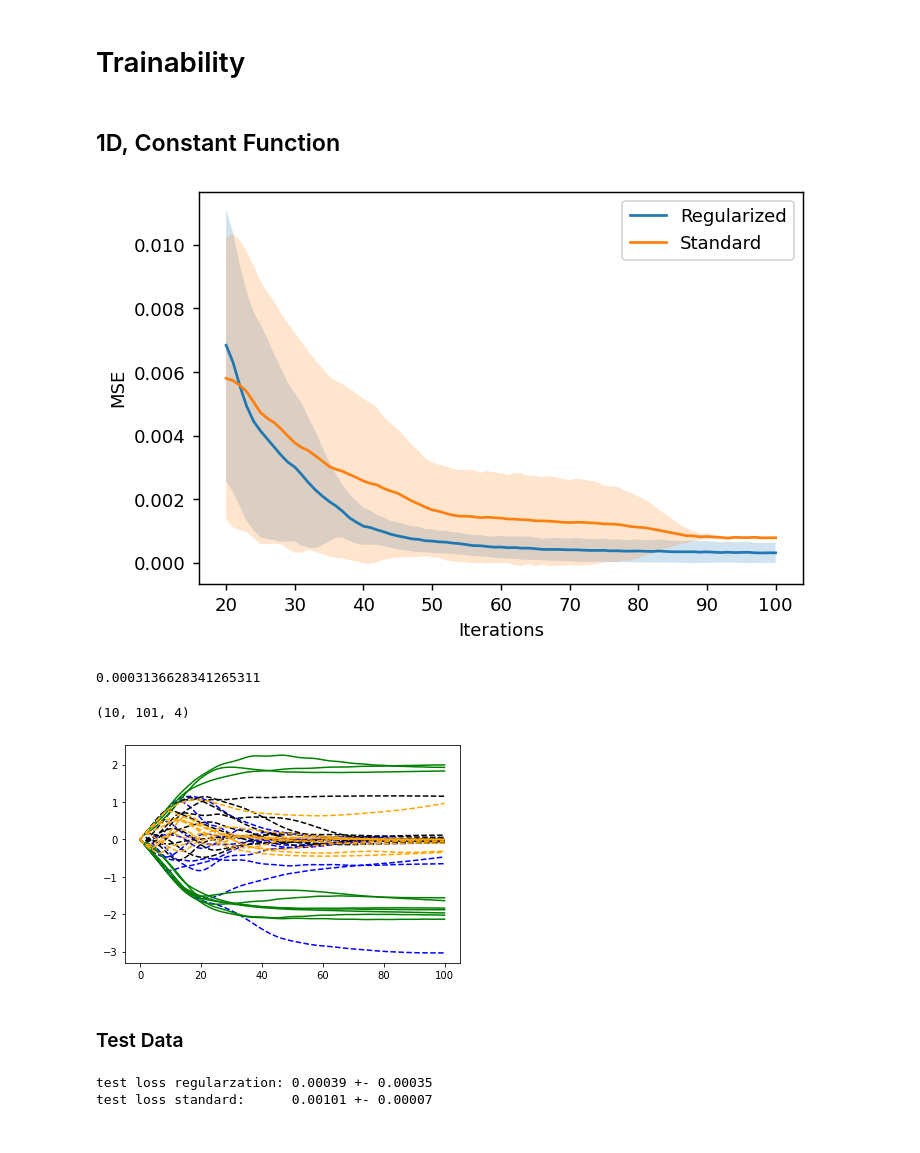
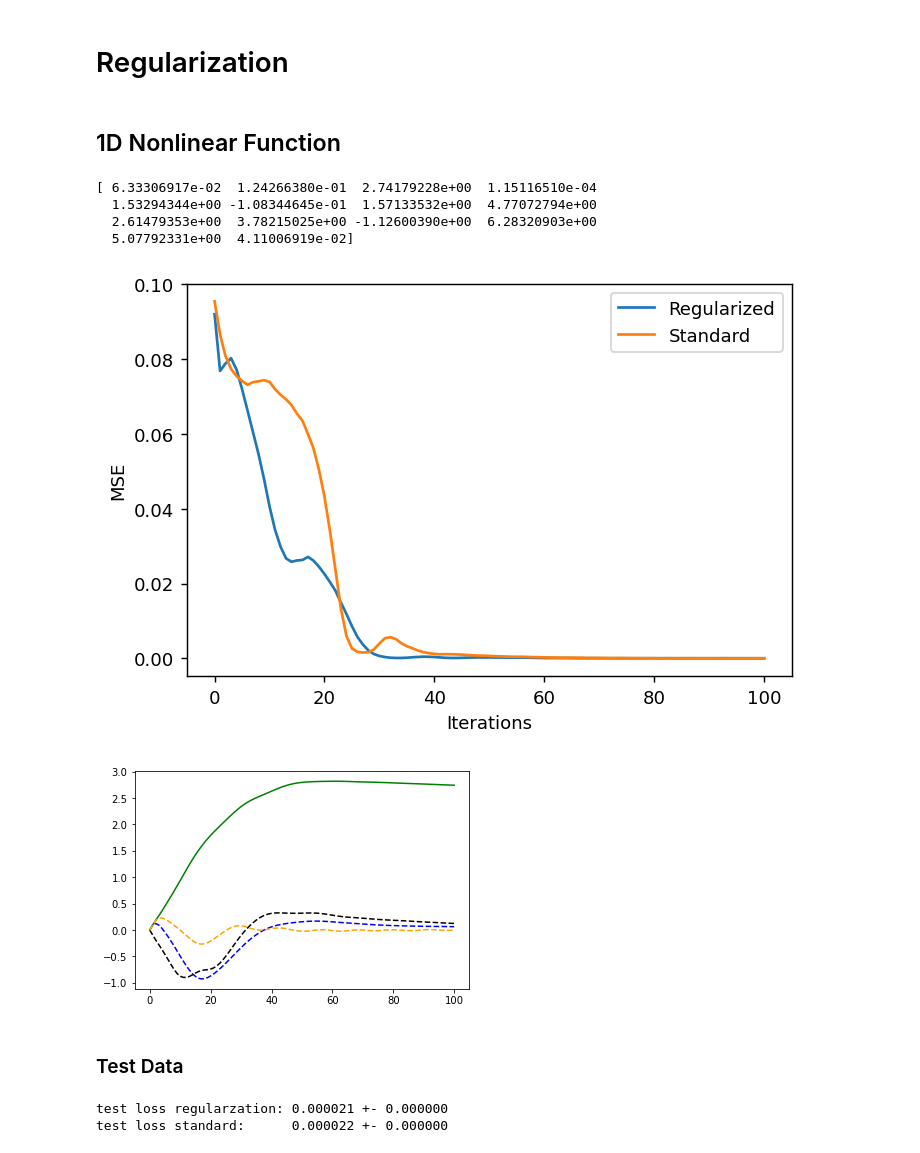
Before and after one commit to KristianWold/Thesis, a Jupyter notebook: notebooks/analysis/Regularization, Analysis.ipynb, the cells around one changed output. Drawn from its saved outputs; the diff is of its cells as text; code cells hidden in the pictures.

```diff
--- a/notebooks/analysis/Regularization, Analysis.ipynb
+++ b/notebooks/analysis/Regularization, Analysis.ipynb
@@ -19,10 +22,17 @@ from utils import *
 # %% [markdown]
-# Trainability
+# Regularization
 # %% [markdown]
-## 1D, Constant Function
+## 1D Nonlinear Function
 # %%
-model_list1 = loader(data_path("sparse_regularisation_model"))
-model_list2 = loader(data_path("sparse_standard_model"))
+model_list1 = loader(data_path("sparse_regularisation_model_low_penalty"))
+model_list2 = loader(data_path("sparse_no_train_model"))
+# %%
+print(model_list1[0].theta)
+# %% [output]
+[ 6.33306917e-02  1.24266380e-01  2.74179228e+00  1.15116510e-04
+  1.53294344e+00 -1.08344645e-01  1.57133532e+00  4.77072794e+00
+  2.61479353e+00  3.78215025e+00 -1.12600390e+00  6.28320903e+00
+  5.07792331e+00  4.11006919e-02]
 # %%
 loss1 = np.array([model.loss for model in model_list1])
 std1 = np.std(loss1, axis=0)
@@ -32,47 +42,38 @@ loss2 = np.array([model.loss for model in model_list2])
 std2 = np.std(loss2, axis=0)
 avg2 = np.mean(loss2, axis=0)
 # %%
-start = 20
+start = 0
 stop = 101
 alpha = 0.2
 spacing1 = list(range(101))
 spacing2 = list(range(stop))
 
 fig=plt.figure(figsize=(6,4), dpi=130, facecolor='w', edgecolor='k')
 
 plt.fill_between(spacing1[start:], (avg1 - std1)[start:], (avg1 + std1)[start:], alpha=alpha)
 plt.fill_between(spacing2[start:], (avg2 - std2)[start:stop], (avg2 + std2)[start:stop], alpha=alpha)
 plt.plot(spacing1[start:], avg1[start:])
 plt.plot(spacing2[start:], avg2[start:stop])
 
 plt.xlabel("Iterations")
 plt.ylabel("MSE")
 plt.legend(["Regularized", "Standard"])
 plt.show()
 # %% [output]
-[figure, old version]
+[figure, new version]
-# %%
-print(avg1[-1])
-# %% [output]
-0.0003136628341265311
 # %%
 map_params = np.array([model.map_params for model in model_list1])
 # %%
 map_params_avg = np.mean(map_params, axis=0)
 map_params_std = np.std(map_params, axis=0)
 # %%
-print(map_params.shape)
 plt.plot(map_params[:,:,0].T, color="blue", linestyle="--")
 plt.plot(map_params[:,:,1].T, color="black", linestyle="--")
 plt.plot(map_params[:,:,2].T, color="green")
 plt.plot(map_params[:,:,3].T, color="orange", linestyle="--")
-#plt.plot(map_params[1])
-#plt.fill_between(list(range(101)), map_params_avg[:,0] - map_params_std[:,0], map_params_avg[:,0] + map_params_std[:,0], alpha=alpha)
-#plt.legend(["1", "2", "3", "4"])
 plt.show()
 # %% [output]
-(10, 101, 4)
-[figure, old version]
+[figure, new version]
 # %% [markdown]
 ### Test Data
 # %%
@@ -102,8 +109,8 @@ for model in model_list2:
 loss_standard = np.mean(loss_list_standard)
 loss_standard_std = np.std(loss_list_standard)
 # %%
-print(f"test loss regularzation: {loss_reg:.5f} +- {loss_reg_std:.5f}")
-print(f"test loss standard:      {loss_standard:.5f} +- {loss_standard_std:.5f}")
+print(f"test loss regularzation: {loss_reg:.6f} +- {loss_reg_std:.6f}")
+print(f"test loss standard:      {loss_standard:.6f} +- {loss_standard_std:.6f}")
 # %% [output]
-test loss regularzation: 0.00039 +- 0.00035
-test loss standard:      0.00101 +- 0.00007
+test loss regularzation: 0.000021 +- 0.000000
+test loss standard:      0.000022 +- 0.000000
```
Also changed, not shown: parts of 8 cells of this notebook, 23 other files.
